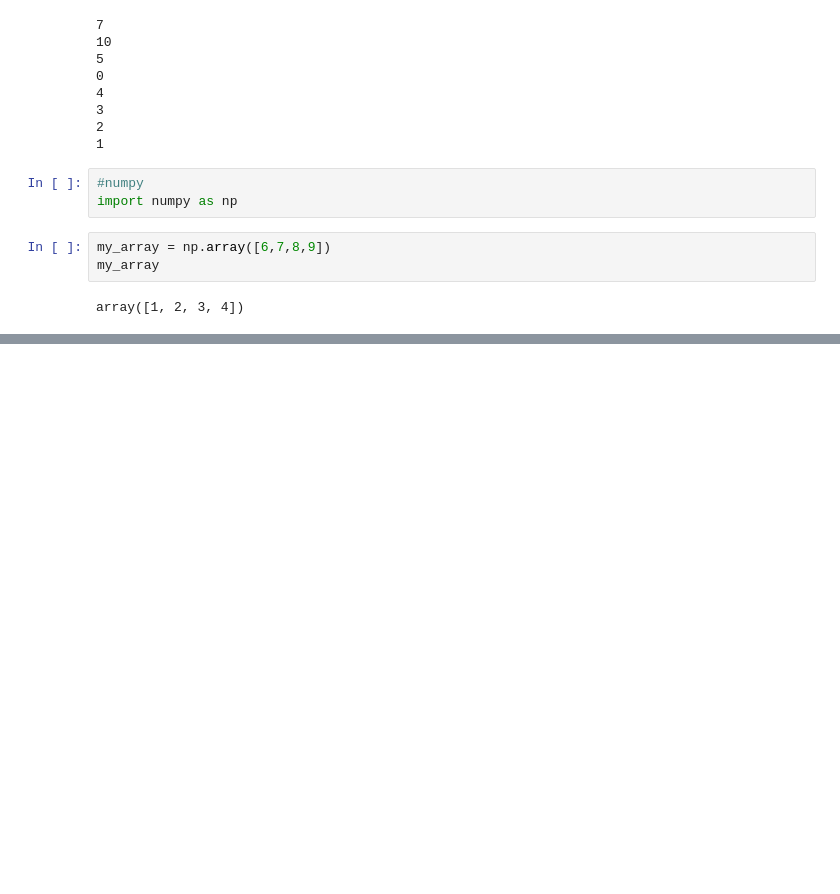
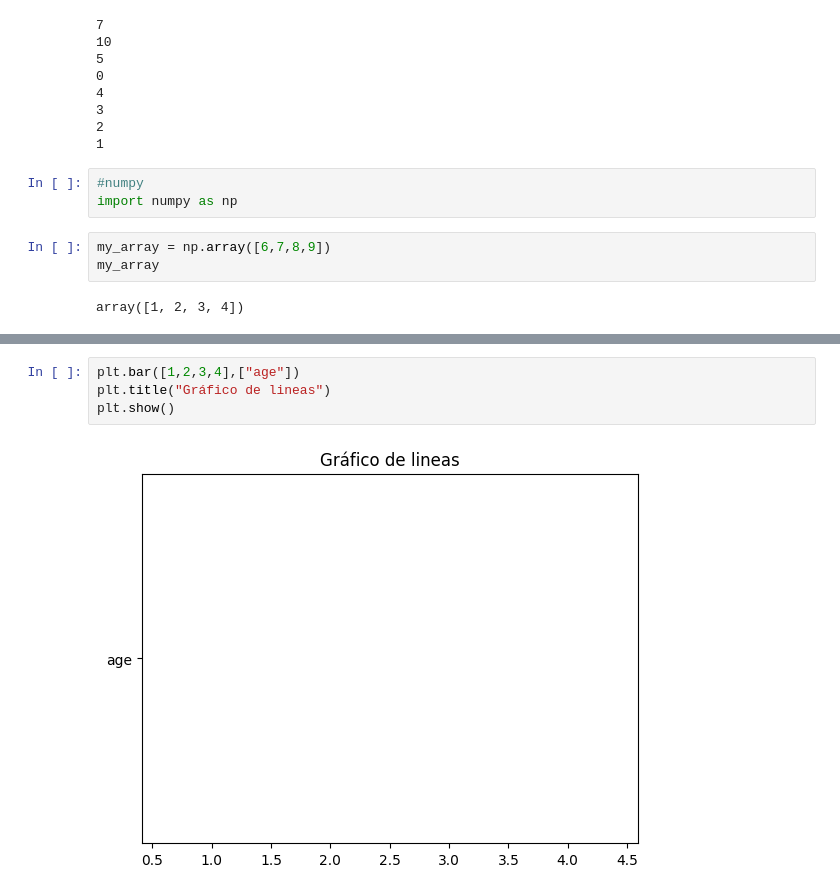
Before and after one commit to Alvizo-mx/my_bootcamp, a Jupyter notebook: notebooks/lesson_01.ipynb, the cells around one changed output, grey strips where cells are left out. Cells and saved outputs as stored; diff of their text form; blank space fills up the shorter version.

```diff
--- a/notebooks/lesson_01.ipynb
+++ b/notebooks/lesson_01.ipynb
@@ -115,0 +144,6 @@ print(my_matrix.shape)
+# %%
+plt.bar([1,2,3,4],["age"])
+plt.title("Gráfico de lineas")
+plt.show()
+# %% [output]
+[figure, added]
```
Also changed, not shown: parts of 5 cells of this notebook.
